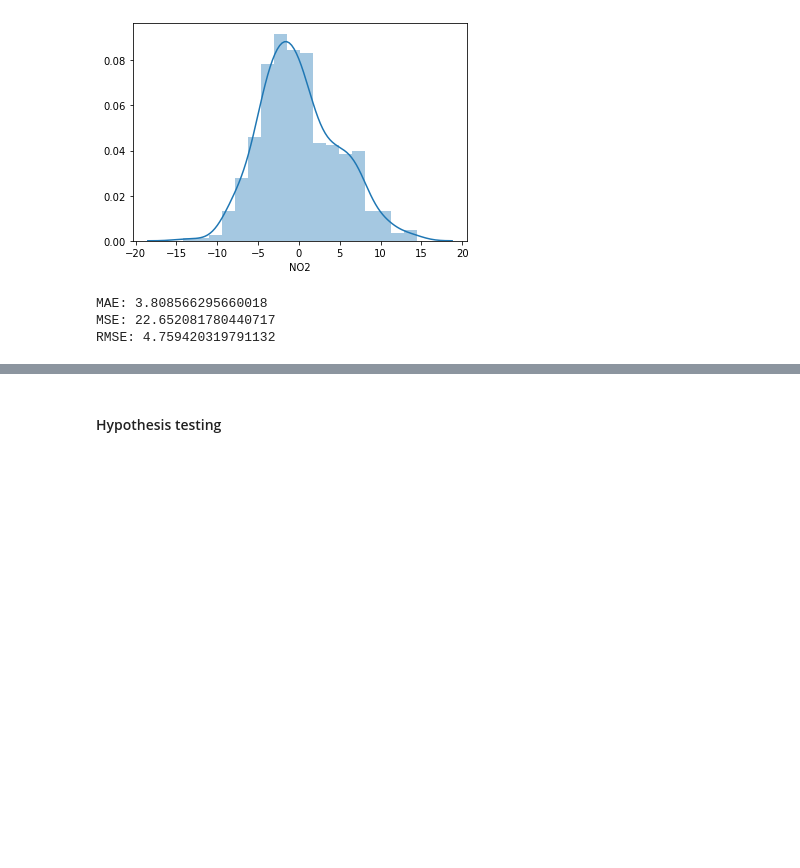
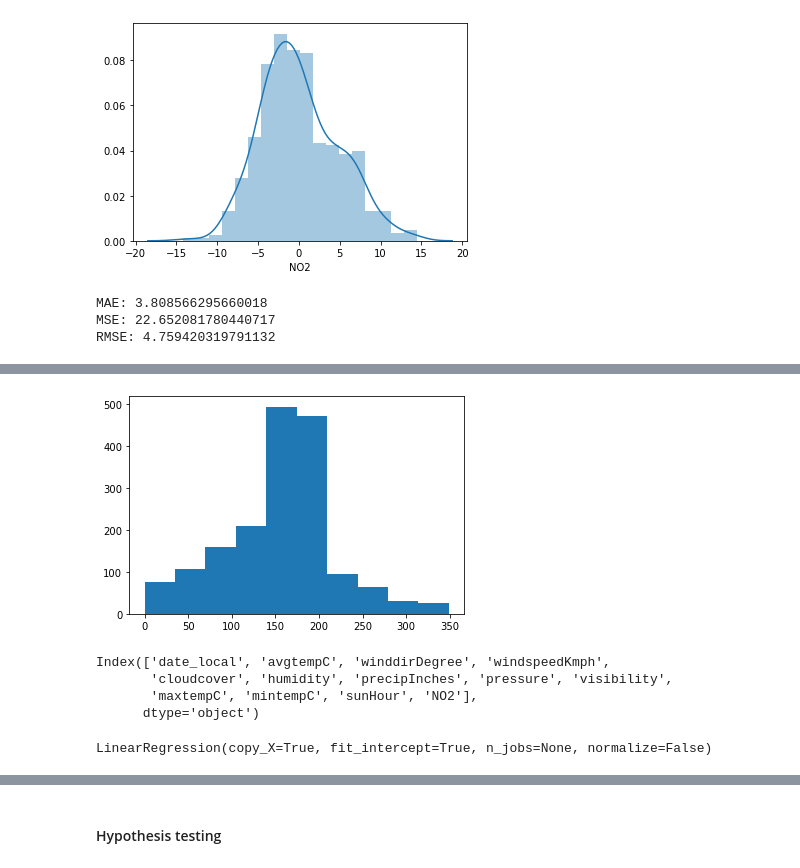
Before and after one commit to esharma3/project_austin_air_quality_analysis_and_prediction, a Jupyter notebook: code/ML_no2_and_weather.ipynb, the cells around one changed output, grey strips where cells are left out. Saved outputs shown, nothing was run; the diff lists cells and outputs as text; code cells hidden in the pictures; blank space fills up the shorter version.

```diff
--- a/code/ML_no2_and_weather.ipynb
+++ b/code/ML_no2_and_weather.ipynb
@@ -185,0 +205,12 @@ RMSE: 4.759420319791132
+# %%
+plt.hist(combined_no2_weather_data['winddirDegree'])
+plt.show()
+# %% [output]
+[figure, added]
+# %%
+combined_no2_weather_data.columns
+# %% [output]
+Index(['date_local', 'avgtempC', 'winddirDegree', 'windspeedKmph',
+       'cloudcover', 'humidity', 'precipInches', 'pressure', 'visibility',
+       'maxtempC', 'mintempC', 'sunHour', 'NO2'],
+      dtype='object')
@@ -185,0 +221,5 @@ RMSE: 4.759420319791132
+# %%
+model = LinearRegression()
+model.fit(X,y)
+# %% [output]
+LinearRegression(copy_X=True, fit_intercept=True, n_jobs=None, normalize=False)
```
Also changed, not shown: parts of 53 cells of this notebook.
